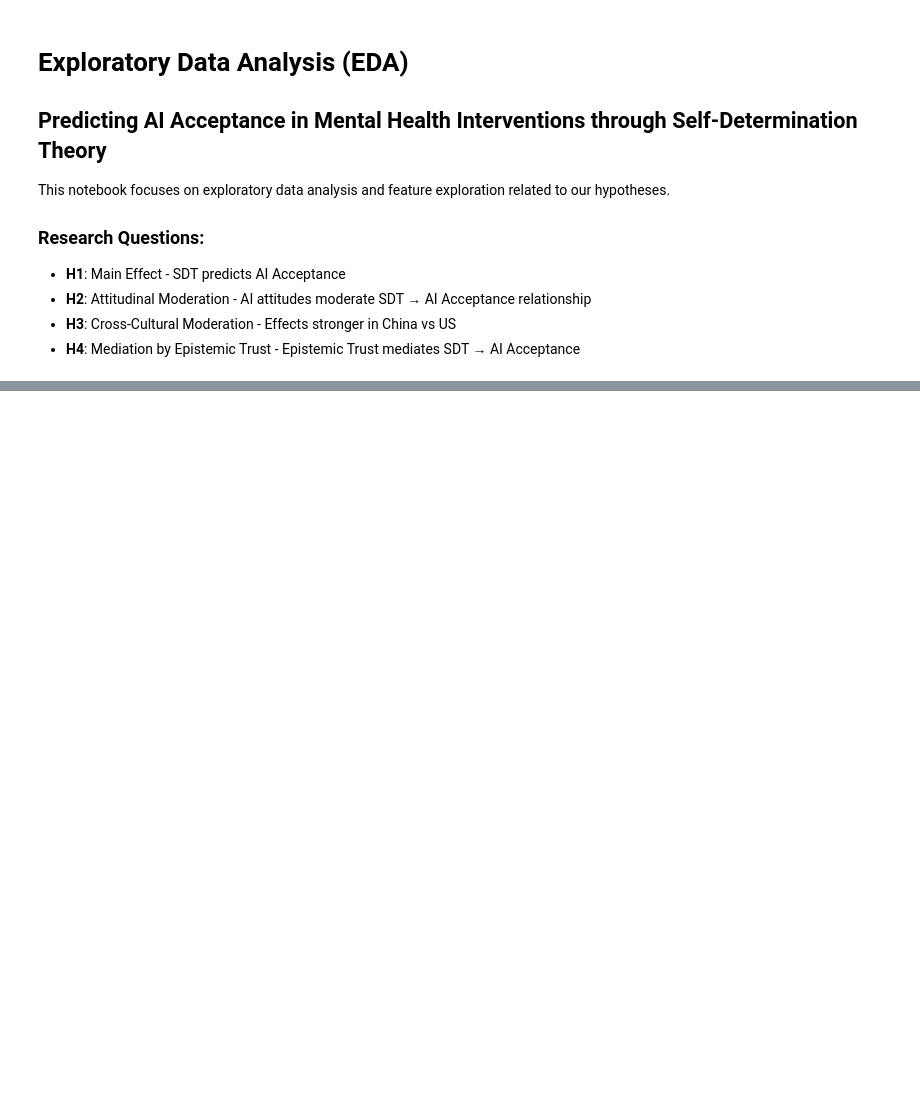
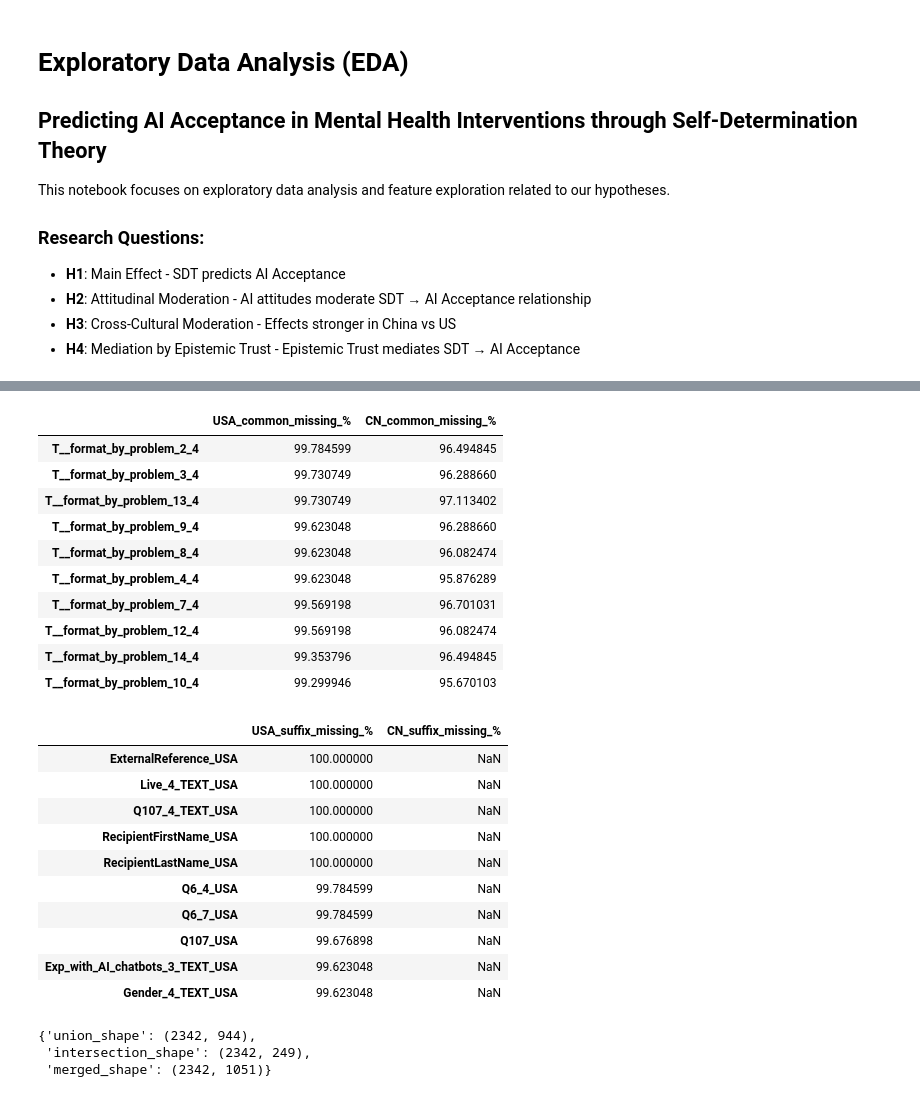
Before and after one commit to ZhaoJackson/AI_Attitude_Psychotherapy, a Jupyter notebook: Exploratory_Data_Analysis.ipynb, the cells around one changed output, grey strips where cells are left out. Cells and saved outputs as stored; diff of their text form; code cells hidden in the pictures; blank space fills up the shorter version.

```diff
--- a/Exploratory_Data_Analysis.ipynb
+++ b/Exploratory_Data_Analysis.ipynb
@@ -373,0 +619,6 @@ print(f"  Variables: {list(combined_data.columns)}")
+# %%
+final_cols = (['Country'] + common_cols + [usa_renamer[c] for c in usa_only] + [cn_renamer[c] for c in cn_only])
+
+# Make sure both frames have all final columns (fill missing with NaN)
+usa_ready = usa_renamed.reindex(columns=final_cols)
+cn_ready  = cn_renamed.reindex(columns=final_cols)
@@ -373,0 +677,23 @@ print(f"  Variables: {list(combined_data.columns)}")
+# %%
+outdir = Path('data/merged'); outdir.mkdir(parents=True, exist_ok=True)
+
+cn_with_roles = cn.copy().assign(Country='China')
+usa_with_roles = usa_all.copy().assign(Country='USA')
+
+merged_cols = ['Country'] + sorted((set(usa_with_roles.columns) | set(cn_with_roles.columns)) - {'Country'})
+
+us_cn_merged = pd.concat([usa_with_roles.reindex(columns=merged_cols), cn_with_roles.reindex(columns=merged_cols)], ignore_index=True).convert_dtypes()
+
+summary['merged_rows'] = us_cn_merged.shape[0]
+summary['merged_cols'] = us_cn_merged.shape[1]
+
+combined_union.to_csv(outdir / 'US_CN_union_with_suffix.csv', index=False)
+combined_intersection.to_csv(outdir / 'US_CN_intersection.csv', index=False)
+coverage_union.to_csv(outdir / 'US_CN_common_missingness.csv')
+if not coverage_suffix.empty:
+    coverage_suffix.to_csv(outdir / 'US_CN_suffix_missingness.csv')
+dtype_summary = combined_union.dtypes.rename('dtype').rename_axis('column').reset_index()
+dtype_summary.to_csv(outdir / 'US_CN_union_dtypes.csv', index=False)
+column_map.to_csv(outdir / 'US_CN_column_map.csv', index=False)
+us_cn_merged.to_csv(outdir / 'US_CN_merged.csv', index=False)
+summary.to_csv(outdir / 'US_CN_merge_summary.csv', index=False)
@@ -373,0 +717,40 @@ print(f"  Variables: {list(combined_data.columns)}")
+# %%
+coverage_snapshot = coverage_union.sort_values('USA_common_missing_%', ascending=False).head(10)
+display(coverage_snapshot)
+
+if not coverage_suffix.empty:
+    suffix_snapshot = coverage_suffix.sort_values(by=list(coverage_suffix.columns), ascending=False).head(10)
+    display(suffix_snapshot)
+
+merged_shape = {
+    'union_shape': combined_union.shape,
+    'intersection_shape': combined_intersection.shape,
+    'merged_shape': us_cn_merged.shape
+}
+merged_shape
+# %% [output]
+|  | USA_common_missing_% | CN_common_missing_% |
+| T__format_by_problem_2_4 | 99.784599 | 96.494845 |
+| T__format_by_problem_3_4 | 99.730749 | 96.288660 |
+| T__format_by_problem_13_4 | 99.730749 | 97.113402 |
+| T__format_by_problem_9_4 | 99.623048 | 96.288660 |
+| T__format_by_problem_8_4 | 99.623048 | 96.082474 |
+| T__format_by_problem_4_4 | 99.623048 | 95.876289 |
+| T__format_by_problem_7_4 | 99.569198 | 96.701031 |
+| T__format_by_problem_12_4 | 99.569198 | 96.082474 |
+| T__format_by_problem_14_4 | 99.353796 | 96.494845 |
+| T__format_by_problem_10_4 | 99.299946 | 95.670103 |
+|  | USA_suffix_missing_% | CN_suffix_missing_% |
+| ExternalReference_USA | 100.000000 | NaN |
+| Live_4_TEXT_USA | 100.000000 | NaN |
+| Q107_4_TEXT_USA | 100.000000 | NaN |
+| RecipientFirstName_USA | 100.000000 | NaN |
+| RecipientLastName_USA | 100.000000 | NaN |
+| Q6_4_USA | 99.784599 | NaN |
+| Q6_7_USA | 99.784599 | NaN |
+| Q107_USA | 99.676898 | NaN |
+| Exp_with_AI_chatbots_3_TEXT_USA | 99.623048 | NaN |
+| Gender_4_TEXT_USA | 99.623048 | NaN |
+{'union_shape': (2342, 944),
+ 'intersection_shape': (2342, 249),
+ 'merged_shape': (2342, 1051)}
```
Also changed, not shown: parts of 86 cells of this notebook, 2 other files.
